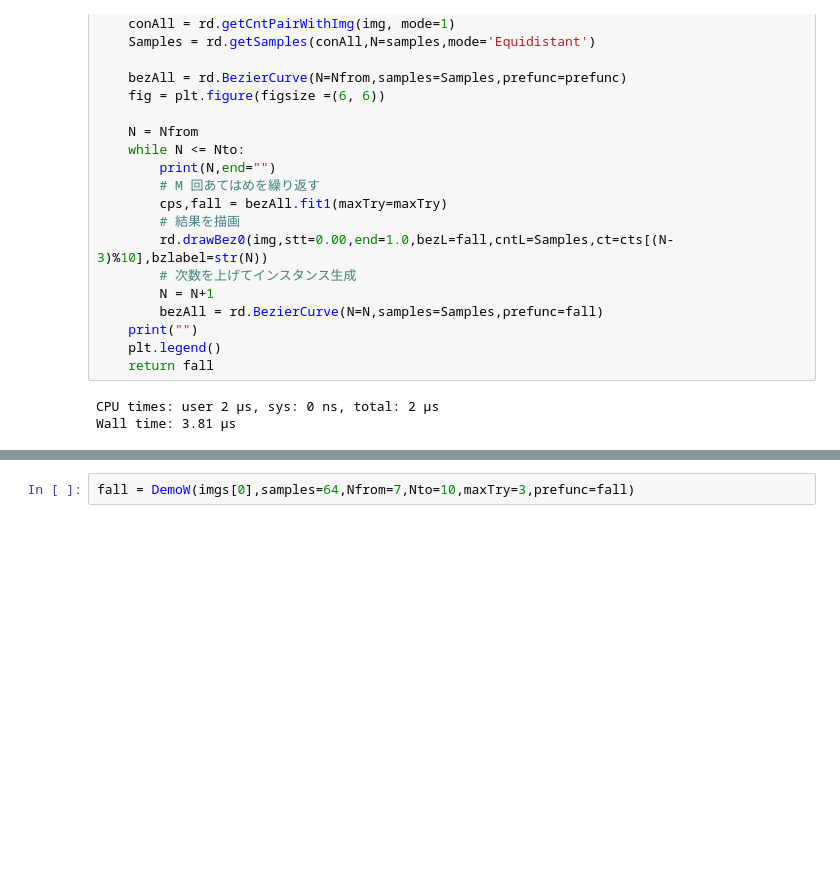
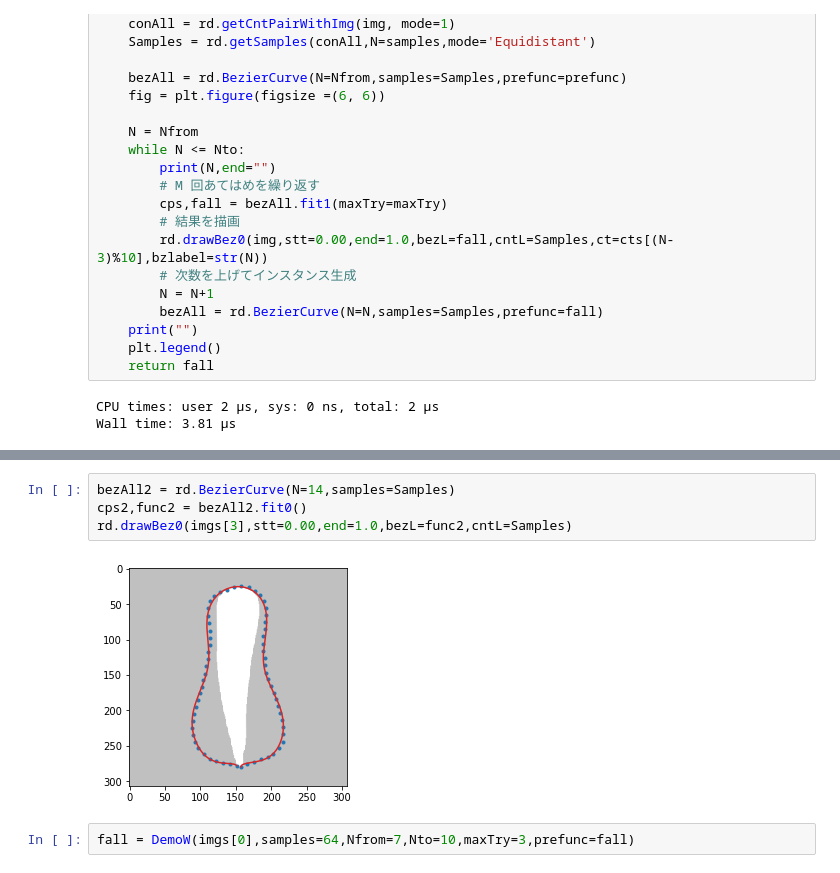
Before and after one commit to iciromaco/RadiShLab, a Jupyter notebook: （形状記述）全周ベジエ近似と曲率.ipynb, the cells around one changed output, grey strips where cells are left out. Saved outputs shown, nothing was run; the diff lists cells and outputs as text; blank space fills up the shorter version.

```diff
--- a/（形状記述）全周ベジエ近似と曲率.ipynb
+++ b/（形状記述）全周ベジエ近似と曲率.ipynb
@@ -137,3 +146,9 @@ NameError: name 'func' is not defined
+# %%
+bezAll2 = rd.BezierCurve(N=14,samples=Samples)
+cps2,func2 = bezAll2.fit0()
+rd.drawBez0(imgs[3],stt=0.00,end=1.0,bezL=func2,cntL=Samples)
+# %% [output]
+[figure, added]
 # %%
 fall = DemoW(imgs[0],samples=64,Nfrom=7,Nto=10,maxTry=3,prefunc=fall)
 # %% [output]
```
Also changed, not shown: parts of 1 cell of this notebook, 1 other file.
